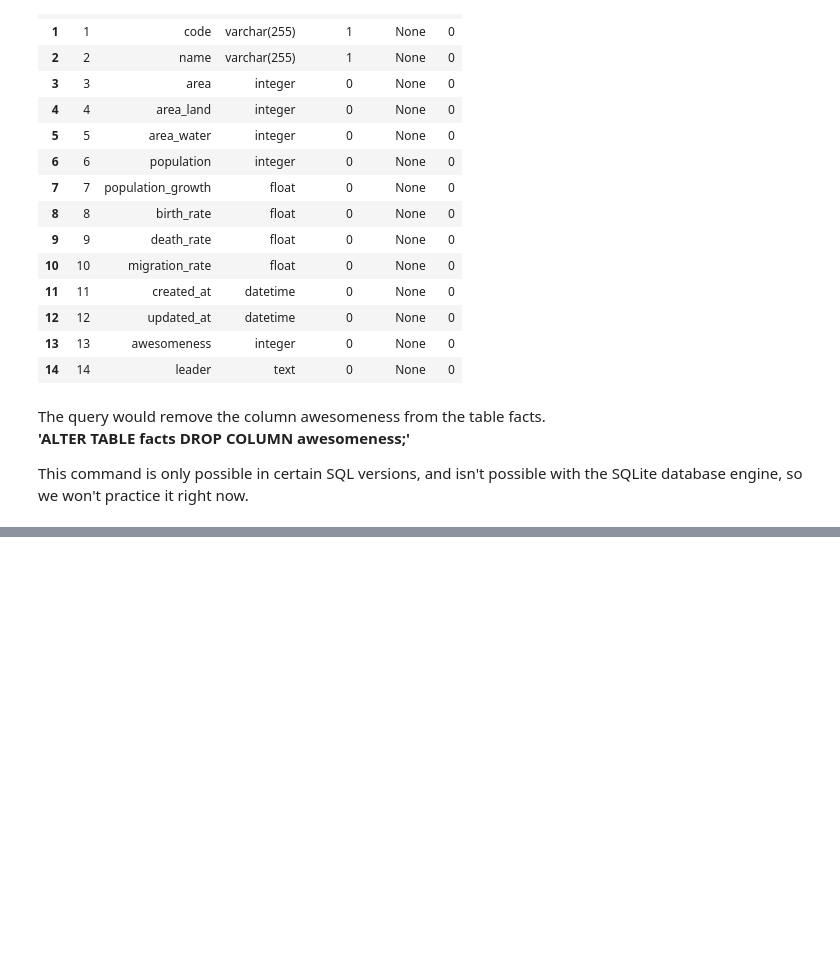
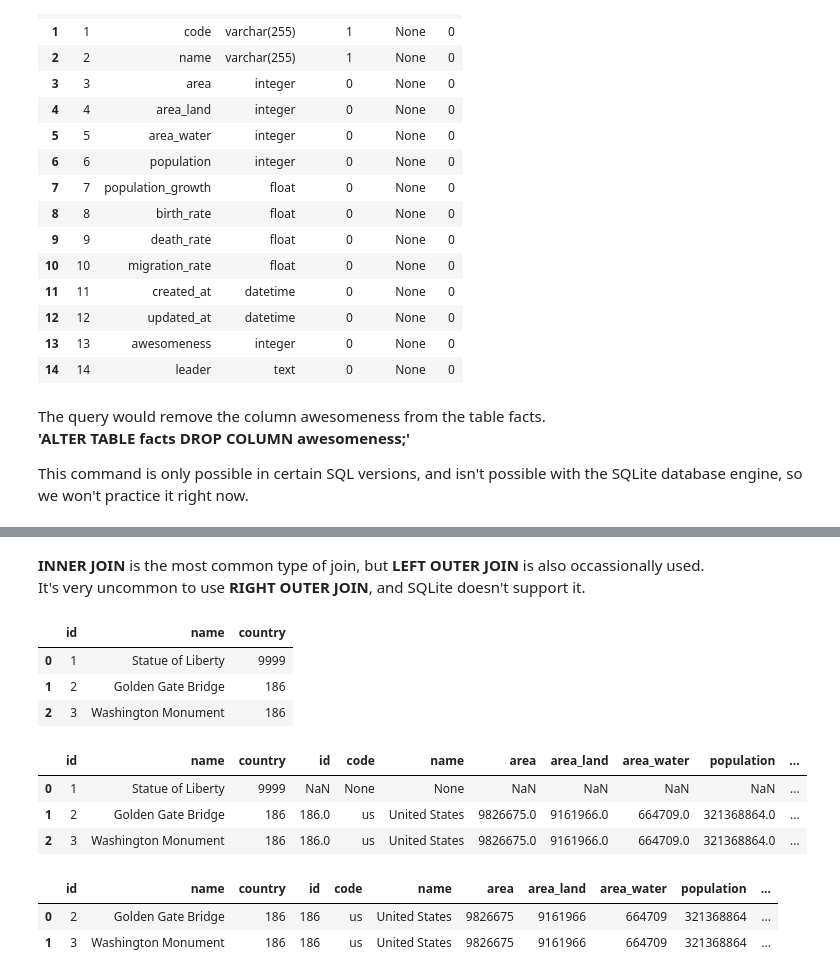
Before and after one commit to Morrowind1983/Dataquest-study-notes, a Jupyter notebook: 04 Working with Data Sources/03 SQL and Databases Intermediate/Table Schemas.ipynb, the cells around one changed output, grey strips where cells are left out. Saved outputs shown, nothing was run; the diff lists cells and outputs as text; code cells hidden in the pictures; blank space fills up the shorter version.

```diff
--- a/04 Working with Data Sources/03 SQL and Databases Intermediate/Table Schemas.ipynb
+++ b/04 Working with Data Sources/03 SQL and Databases Intermediate/Table Schemas.ipynb
@@ -106,0 +195,27 @@ This command is only possible in certain SQL versions, and isn't possible with t
+# %% [markdown]
+**INNER JOIN** is the most common type of join, but **LEFT OUTER JOIN** is also occassionally used.
+It's very uncommon to use **RIGHT OUTER JOIN**, and SQLite doesn't support it.
+# %%
+conn.execute('UPDATE landmarks SET country=9999 WHERE name="Statue of Liberty"')
+
+pd.read_sql_query("SELECT * FROM landmarks;", conn)
+# %% [output]
+|  | id | name | country |
+| 0 | 1 | Statue of Liberty | 9999 |
+| 1 | 2 | Golden Gate Bridge | 186 |
+| 2 | 3 | Washington Monument | 186 |
+# %%
+query = 'SELECT * from landmarks LEFT OUTER JOIN facts ON landmarks.country==facts.id;'
+pd.read_sql_query(query, conn)
+# %% [output]
+|  | id | name | country | id | code | name | area | area_land | area_water | population | ... |
+| 0 | 1 | Statue of Liberty | 9999 | NaN | None | None | NaN | NaN | NaN | NaN | ... |
+| 1 | 2 | Golden Gate Bridge | 186 | 186.0 | us | United States | 9826675.0 | 9161966.0 | 664709.0 | 321368864.0 | ... |
+| 2 | 3 | Washington Monument | 186 | 186.0 | us | United States | 9826675.0 | 9161966.0 | 664709.0 | 321368864.0 | ... |
+# %%
+query = 'SELECT * from landmarks INNER JOIN facts ON landmarks.country==facts.id;'
+pd.read_sql_query(query, conn)
+# %% [output]
+|  | id | name | country | id | code | name | area | area_land | area_water | population | ... |
+| 0 | 2 | Golden Gate Bridge | 186 | 186 | us | United States | 9826675 | 9161966 | 664709 | 321368864 | ... |
+| 1 | 3 | Washington Monument | 186 | 186 | us | United States | 9826675 | 9161966 | 664709 | 321368864 | ... |
```
Also changed, not shown: parts of 5 cells of this notebook.
